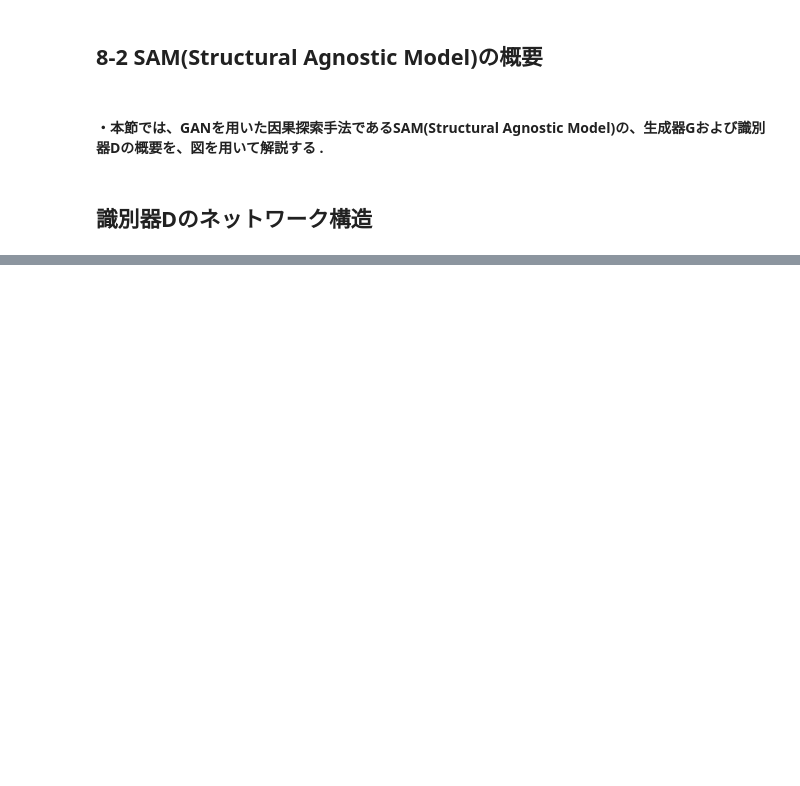
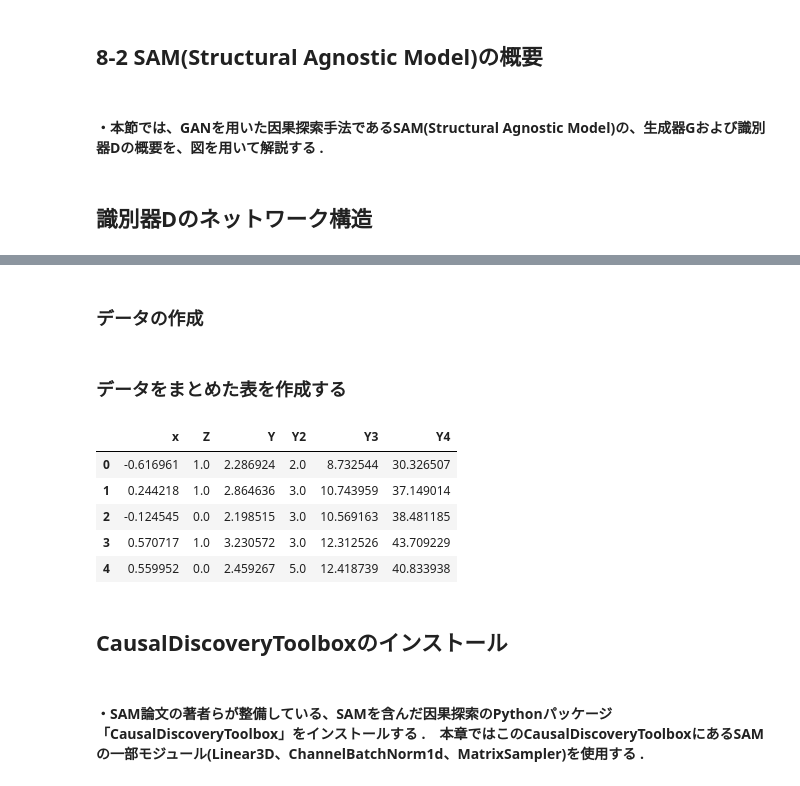
Before and after one commit to LABO-M/Python-causal-analysis, a Jupyter notebook: chapter8/chapter8.ipynb, the cells around one changed output, grey strips where cells are left out. Cells and saved outputs as stored; diff of their text form; code cells hidden in the pictures; blank space fills up the shorter version.

```diff
--- a/chapter8/chapter8.ipynb
+++ b/chapter8/chapter8.ipynb
@@ -62,0 +217,2 @@
+# %% [markdown]
+### データの作成
@@ -62,0 +263,26 @@
+# %% [markdown]
+### データをまとめた表を作成する
+# %%
+df = pd.DataFrame({'x': x,
+                   'Z': Z,
+                   't': t,
+                   'Y': Y,
+                   'Y2': Y2,
+                   'Y3': Y3,
+                   'Y4': Y4,
+                   })
+
+del df["t"]  # 変数tは観測できないので削除
+
+df.head()  # 先頭を表示
+# %% [output]
+|  | x | Z | Y | Y2 | Y3 | Y4 |
+| 0 | -0.616961 | 1.0 | 2.286924 | 2.0 | 8.732544 | 30.326507 |
+| 1 | 0.244218 | 1.0 | 2.864636 | 3.0 | 10.743959 | 37.149014 |
+| 2 | -0.124545 | 0.0 | 2.198515 | 3.0 | 10.569163 | 38.481185 |
+| 3 | 0.570717 | 1.0 | 3.230572 | 3.0 | 12.312526 | 43.709229 |
+| 4 | 0.559952 | 0.0 | 2.459267 | 5.0 | 12.418739 | 40.833938 |
+# %% [markdown]
+## CausalDiscoveryToolboxのインストール
+# %% [markdown]
+#### ・SAM論文の著者らが整備している、SAMを含んだ因果探索のPythonパッケージ「CausalDiscoveryToolbox」をインストールする .　本章ではこのCausalDiscoveryToolboxにあるSAMの一部モジュール(Linear3D、ChannelBatchNorm1d、MatrixSampler)を使用する .
```
Also changed, not shown: parts of 142 cells of this notebook, 10 other files.
